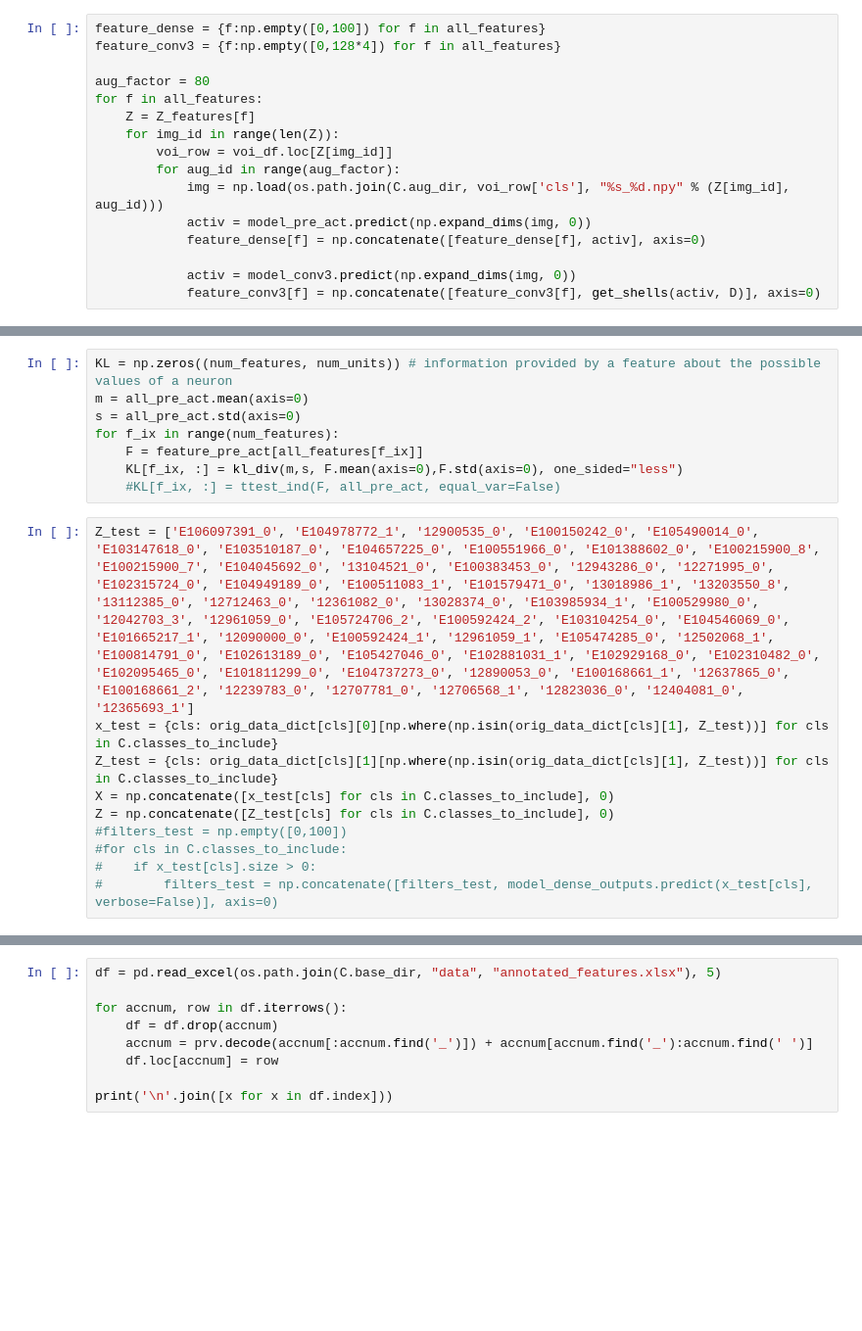
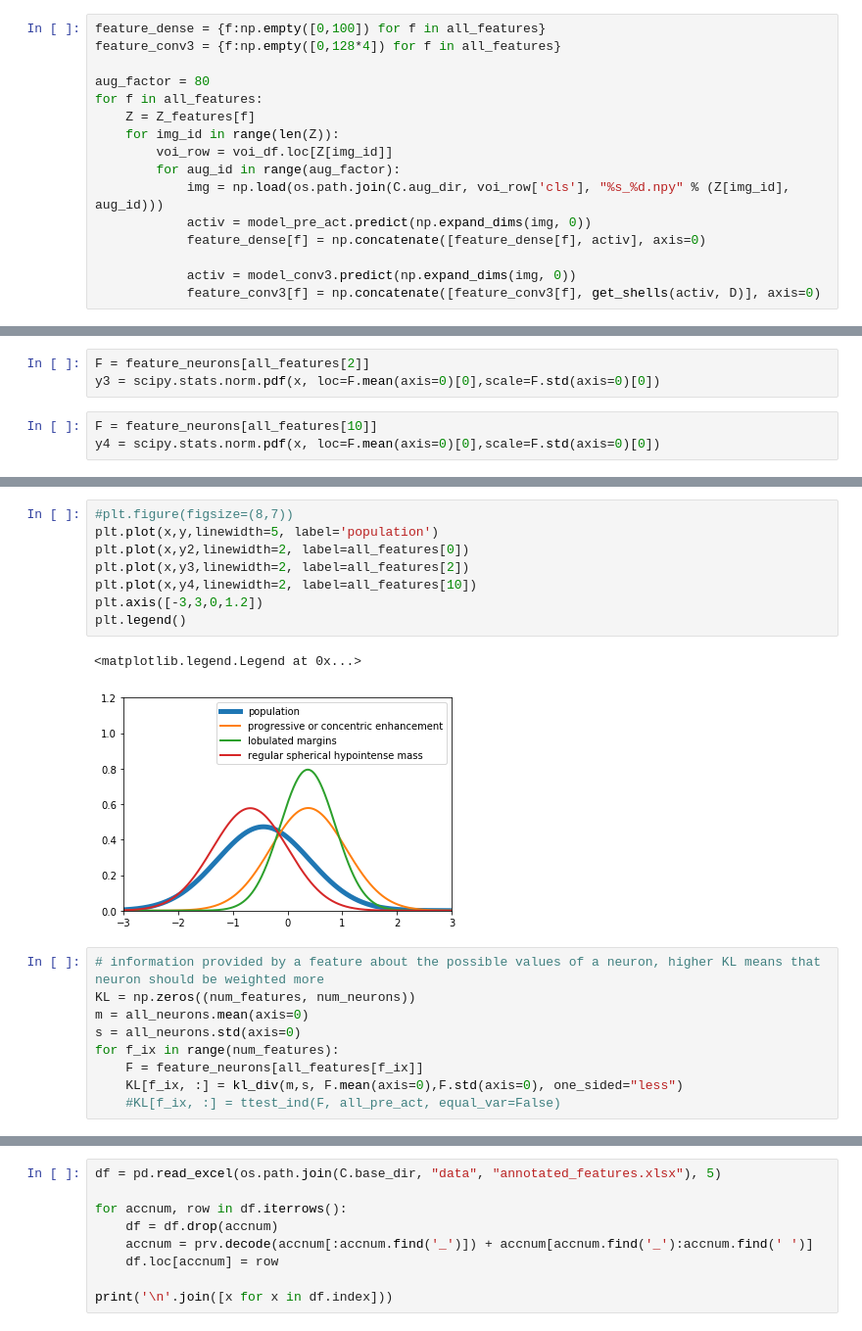
Before and after one commit to clintonjwang/voi-classifier, a Jupyter notebook: python/feature-analysis.ipynb, the cells around one changed output, grey strips where cells are left out. Shown at 98% size. Drawn from its saved outputs; the diff is of its cells as text; blank space fills up the shorter version.

```diff
--- a/python/feature-analysis.ipynb
+++ b/python/feature-analysis.ipynb
@@ -143,0 +167,6 @@ fixed_indices = fixed_indices.astype(int)
+# %%
+F = feature_neurons[all_features[2]]
+y3 = scipy.stats.norm.pdf(x, loc=F.mean(axis=0)[0],scale=F.std(axis=0)[0])
+# %%
+F = feature_neurons[all_features[10]]
+y4 = scipy.stats.norm.pdf(x, loc=F.mean(axis=0)[0],scale=F.std(axis=0)[0])
@@ -144,19 +213,21 @@ fixed_indices = fixed_indices.astype(int)
+# %%
+#plt.figure(figsize=(8,7))
+plt.plot(x,y,linewidth=5, label='population')
+plt.plot(x,y2,linewidth=2, label=all_features[0])
+plt.plot(x,y3,linewidth=2, label=all_features[2])
+plt.plot(x,y4,linewidth=2, label=all_features[10])
+plt.axis([-3,3,0,1.2])
+plt.legend()
+# %% [output]
+<matplotlib.legend.Legend at 0x...>
+[figure, added]
 # %%
-KL = np.zeros((num_features, num_units)) # information provided by a feature about the possible values of a neuron
-m = all_pre_act.mean(axis=0)
-s = all_pre_act.std(axis=0)
+# information provided by a feature about the possible values of a neuron, higher KL means that neuron should be weighted more
+KL = np.zeros((num_features, num_neurons))
+m = all_neurons.mean(axis=0)
+s = all_neurons.std(axis=0)
 for f_ix in range(num_features):
-    F = feature_pre_act[all_features[f_ix]]
+    F = feature_neurons[all_features[f_ix]]
     KL[f_ix, :] = kl_div(m,s, F.mean(axis=0),F.std(axis=0), one_sided="less")
     #KL[f_ix, :] = ttest_ind(F, all_pre_act, equal_var=False)
-# %%
-Z_test = ['E106097391_0', 'E104978772_1', '12900535_0', 'E100150242_0', 'E105490014_0', 'E103147618_0', 'E103510187_0', 'E104657225_0', 'E100551966_0', 'E101388602_0', 'E100215900_8', 'E100215900_7', 'E104045692_0', '13104521_0', 'E100383453_0', '12943286_0', '12271995_0', 'E102315724_0', 'E104949189_0', 'E100511083_1', 'E101579471_0', '13018986_1', '13203550_8', '13112385_0', '12712463_0', '12361082_0', '13028374_0', 'E103985934_1', 'E100529980_0', '12042703_3', '12961059_0', 'E105724706_2', 'E100592424_2', 'E103104254_0', 'E104546069_0', 'E101665217_1', '12090000_0', 'E100592424_1', '12961059_1', 'E105474285_0', '12502068_1', 'E100814791_0', 'E102613189_0', 'E105427046_0', 'E102881031_1', 'E102929168_0', 'E102310482_0', 'E102095465_0', 'E101811299_0', 'E104737273_0', '12890053_0', 'E100168661_1', '12637865_0', 'E100168661_2', '12239783_0', '12707781_0', '12706568_1', '12823036_0', '12404081_0', '12365693_1']
-x_test = {cls: orig_data_dict[cls][0][np.where(np.isin(orig_data_dict[cls][1], Z_test))] for cls in C.classes_to_include}
-Z_test = {cls: orig_data_dict[cls][1][np.where(np.isin(orig_data_dict[cls][1], Z_test))] for cls in C.classes_to_include}
-X = np.concatenate([x_test[cls] for cls in C.classes_to_include], 0)
-Z = np.concatenate([Z_test[cls] for cls in C.classes_to_include], 0)
-#filters_test = np.empty([0,100])
-#for cls in C.classes_to_include:
-#    if x_test[cls].size > 0:
-#        filters_test = np.concatenate([filters_test, model_dense_outputs.predict(x_test[cls], verbose=False)], axis=0)
 # %%
```
Also changed, not shown: parts of 19 cells of this notebook.
